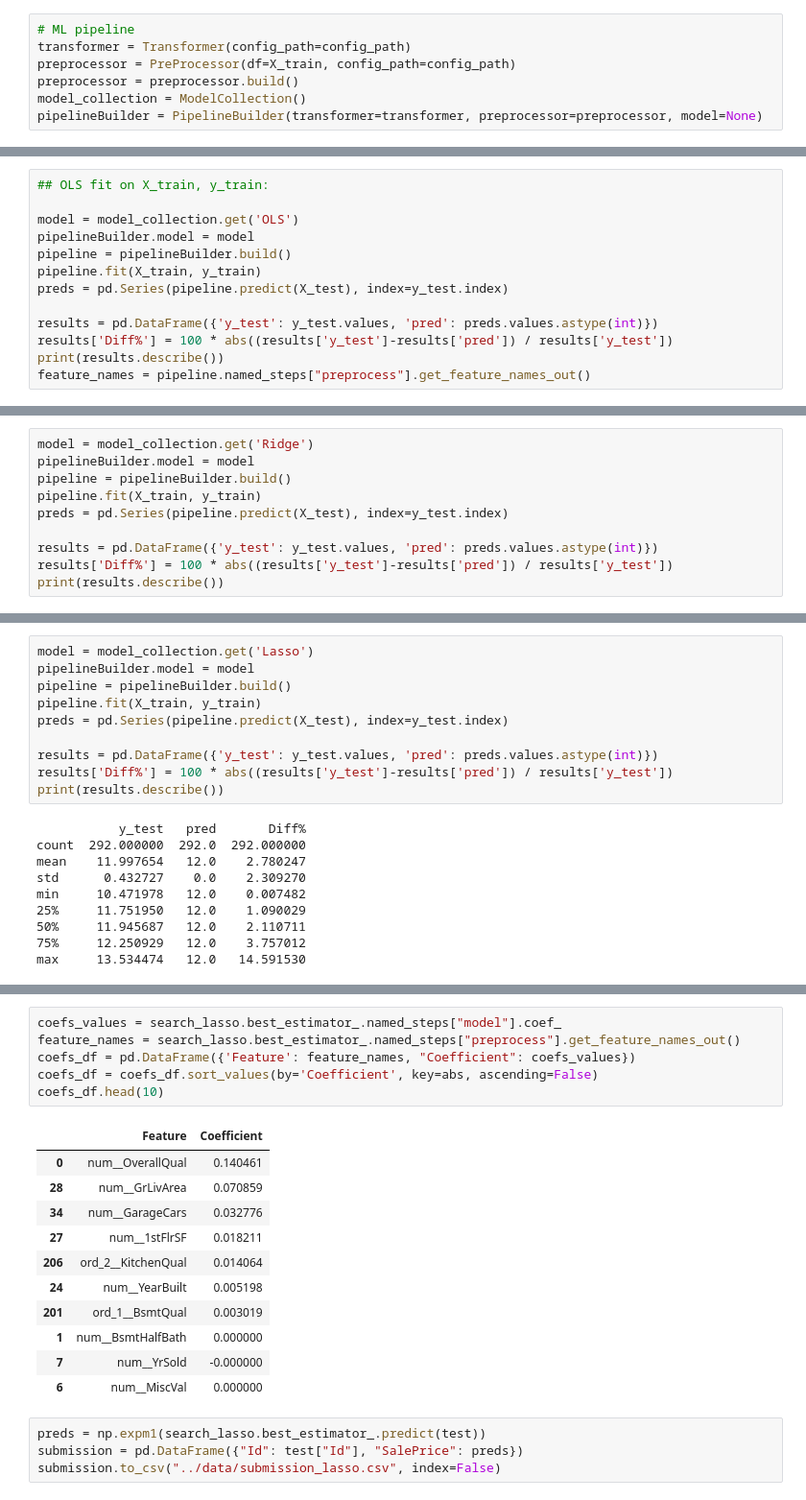
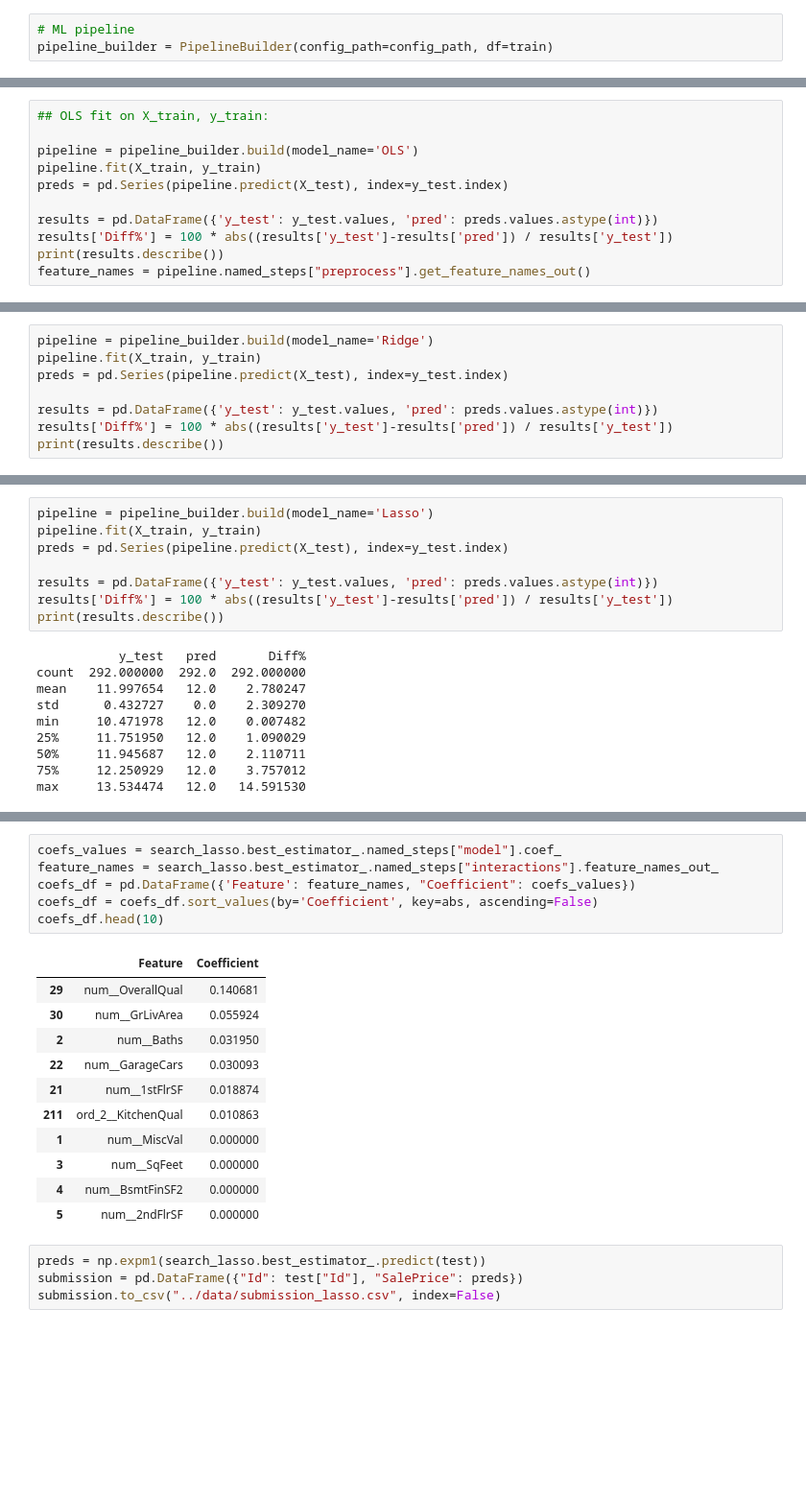
Before and after one commit to FelipeBuzato/House-Pricing, a Jupyter notebook: notebooks/HousePricing.ipynb, the cells around one changed output, grey strips where cells are left out. Shown at 96% size. Saved outputs shown, nothing was run; the diff lists cells and outputs as text; blank space fills up the shorter version.

```diff
--- a/notebooks/HousePricing.ipynb
+++ b/notebooks/HousePricing.ipynb
@@ -43,19 +46,13 @@ X_train.shape, X_test.shape, y_train.shape, y_test.shape, X_train.shape[0]/(X_tr
 ((1168, 80), (292, 80), (1168,), (292,), 0.8)
 # %%
 # ML pipeline
-transformer = Transformer(config_path=config_path)
-preprocessor = PreProcessor(df=X_train, config_path=config_path)
-preprocessor = preprocessor.build()
-model_collection = ModelCollection()
-pipelineBuilder = PipelineBuilder(transformer=transformer, preprocessor=preprocessor, model=None)
+pipeline_builder = PipelineBuilder(config_path=config_path, df=train)
 # %% [markdown]
 $\textbf{OLS}$
 # %%
 ## OLS fit on X_train, y_train:
 
-model = model_collection.get('OLS')
-pipelineBuilder.model = model
-pipeline = pipelineBuilder.build()
+pipeline = pipeline_builder.build(model_name='OLS')
 pipeline.fit(X_train, y_train)
 preds = pd.Series(pipeline.predict(X_test), index=y_test.index)
 
@@ -101,9 +98,7 @@ $\textbf{Linear Regression (Regularized Models) - Ridge and Lasso}$
 # %% [markdown]
 $Ridge:$
 # %%
-model = model_collection.get('Ridge')
-pipelineBuilder.model = model
-pipeline = pipelineBuilder.build()
+pipeline = pipeline_builder.build(model_name='Ridge')
 pipeline.fit(X_train, y_train)
 preds = pd.Series(pipeline.predict(X_test), index=y_test.index)
 
@@ -188,9 +167,7 @@ submission.to_csv("../data/submission_ridge.csv", index=False)
 # %% [markdown]
 $Lasso:$
 # %%
-model = model_collection.get('Lasso')
-pipelineBuilder.model = model
-pipeline = pipelineBuilder.build()
+pipeline = pipeline_builder.build(model_name='Lasso')
 pipeline.fit(X_train, y_train)
 preds = pd.Series(pipeline.predict(X_test), index=y_test.index)
 
@@ -246,22 +222,22 @@ results[['param_model__alpha', 'mean_test_score', 'std_test_score']]
 | 15 | 100.0 | -0.398782 | 0.025132 |
 # %%
 coefs_values = search_lasso.best_estimator_.named_steps["model"].coef_
-feature_names = search_lasso.best_estimator_.named_steps["preprocess"].get_feature_names_out()
+feature_names = search_lasso.best_estimator_.named_steps["interactions"].feature_names_out_
 coefs_df = pd.DataFrame({'Feature': feature_names, "Coefficient": coefs_values})
 coefs_df = coefs_df.sort_values(by='Coefficient', key=abs, ascending=False)
 coefs_df.head(10)
 # %% [output]
 |  | Feature | Coefficient |
-| 0 | num__OverallQual | 0.140461 |
-| 28 | num__GrLivArea | 0.070859 |
-| 34 | num__GarageCars | 0.032776 |
-| 27 | num__1stFlrSF | 0.018211 |
-| 206 | ord_2__KitchenQual | 0.014064 |
-| 24 | num__YearBuilt | 0.005198 |
-| 201 | ord_1__BsmtQual | 0.003019 |
-| 1 | num__BsmtHalfBath | 0.000000 |
-| 7 | num__YrSold | -0.000000 |
-| 6 | num__MiscVal | 0.000000 |
+| 29 | num__OverallQual | 0.140681 |
+| 30 | num__GrLivArea | 0.055924 |
+| 2 | num__Baths | 0.031950 |
+| 22 | num__GarageCars | 0.030093 |
+| 21 | num__1stFlrSF | 0.018874 |
+| 211 | ord_2__KitchenQual | 0.010863 |
+| 1 | num__MiscVal | 0.000000 |
+| 3 | num__SqFeet | 0.000000 |
+| 4 | num__BsmtFinSF2 | 0.000000 |
+| 5 | num__2ndFlrSF | 0.000000 |
 # %%
 preds = np.expm1(search_lasso.best_estimator_.predict(test))
 submission = pd.DataFrame({"Id": test["Id"], "SalePrice": preds})
```
Also changed, not shown: parts of 22 cells of this notebook, 16 other files.
